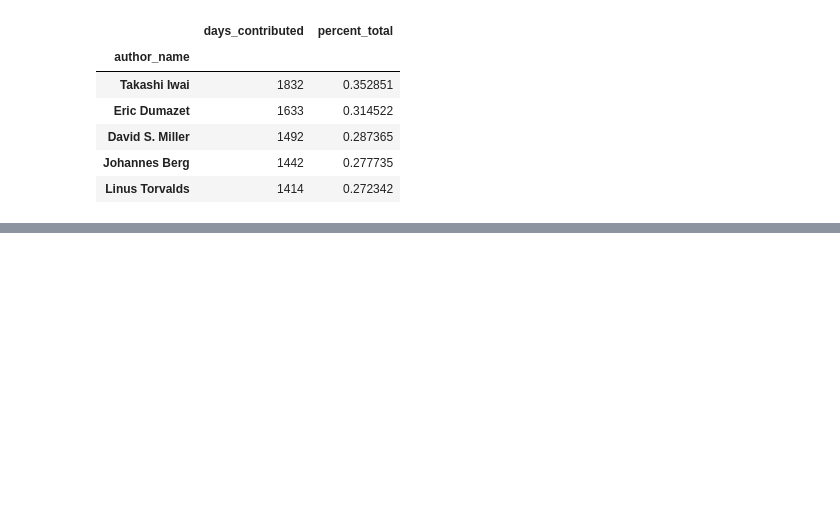
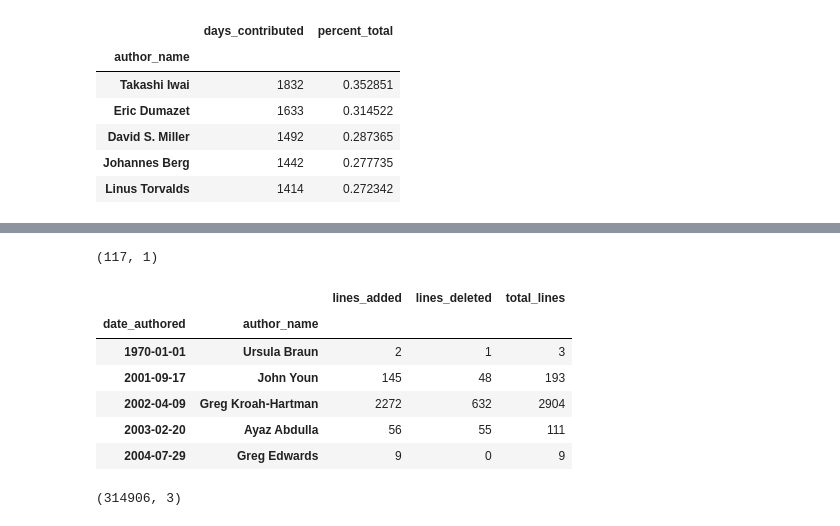
Before and after one commit to tbonza/EDS19, a Jupyter notebook: project/prototype.ipynb, the cells around one changed output, grey strips where cells are left out. Cells and saved outputs as stored; diff of their text form; code cells hidden in the pictures; blank space fills up the shorter version.

```diff
--- a/project/prototype.ipynb
+++ b/project/prototype.ipynb
@@ -798,0 +830,22 @@ could be contributed.
+# %%
+linux_dates = linux_dates.groupby(per).count()
+linux_dates.shape
+# %% [output]
+(117, 1)
+# %%
+autbyday = autdf[['author_email','author_name','date_authored', 'lines_added',
+                  'lines_deleted', 'total_lines']].groupby([per,'author_name']).sum()
+# %%
+autbyday.head()
+# %% [output]
+|  |  | lines_added | lines_deleted | total_lines |
+| date_authored | author_name |  |  |  |
+| 1970-01-01 | Ursula Braun | 2 | 1 | 3 |
+| 2001-09-17 | John Youn | 145 | 48 | 193 |
+| 2002-04-09 | Greg Kroah-Hartman | 2272 | 632 | 2904 |
+| 2003-02-20 | Ayaz Abdulla | 56 | 55 | 111 |
+| 2004-07-29 | Greg Edwards | 9 | 0 | 9 |
+# %%
+autbyday.shape
+# %% [output]
+(314906, 3)
```
Also changed, not shown: parts of 26 cells of this notebook.
